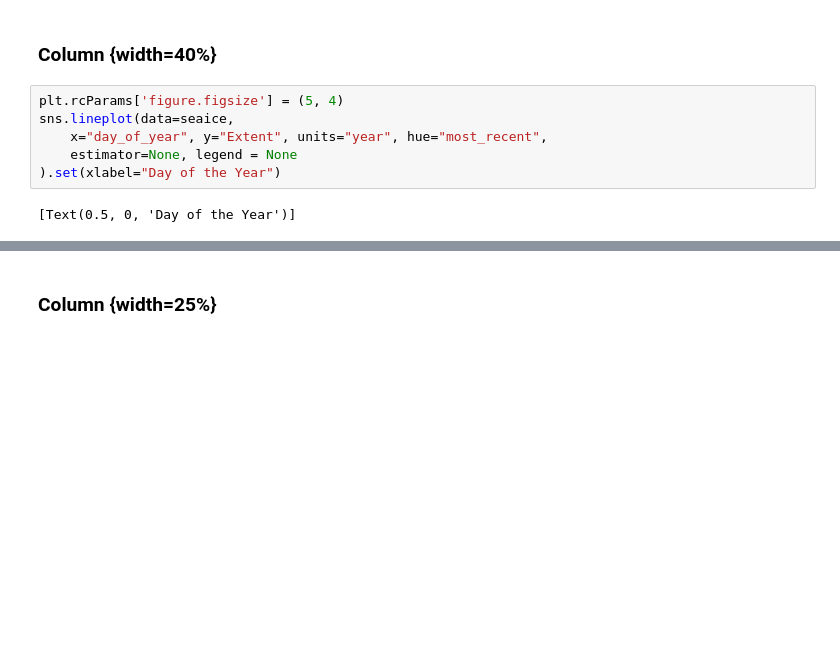
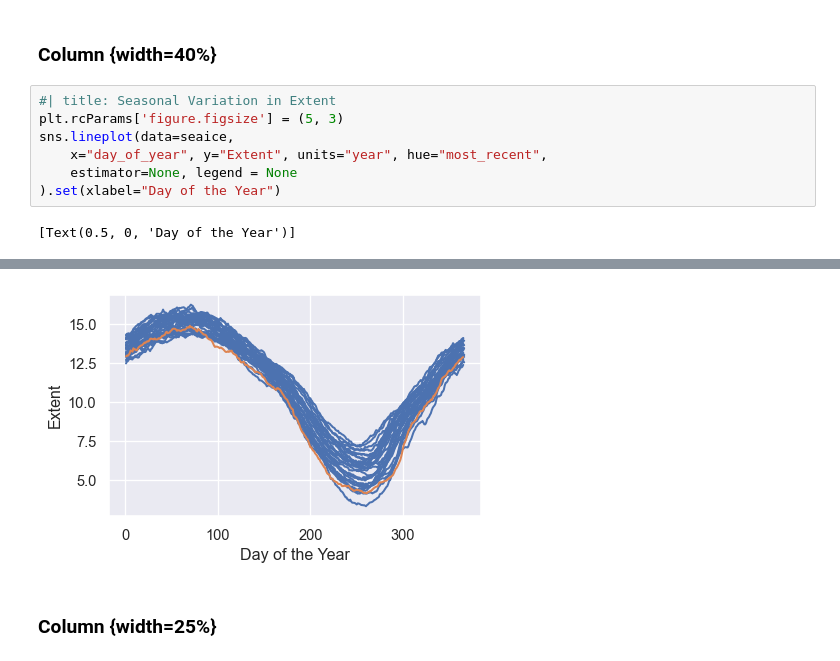
Before and after one commit to cwickham/seaice, a Jupyter notebook: seaice.ipynb, the cells around one changed output, grey strips where cells are left out. Cells and saved outputs as stored; diff of their text form; blank space fills up the shorter version.

```diff
--- a/seaice.ipynb
+++ b/seaice.ipynb
@@ -84,7 +86,8 @@ sns.lineplot(data=seaice,
 # %% [markdown]
 ### Column {width=40%}
 # %%
-plt.rcParams['figure.figsize'] = (5, 4)
+#| title: Seasonal Variation in Extent
+plt.rcParams['figure.figsize'] = (5, 3)
 sns.lineplot(data=seaice,
     x="day_of_year", y="Extent", units="year", hue="most_recent",
     estimator=None, legend = None
@@ -95,3 +97,4 @@ sns.lineplot(data=seaice,
+[figure, added]
 # %% [markdown]
 ### Column {width=25%}
 # %%
```
Also changed, not shown: parts of 9 cells of this notebook, 1 other file.
